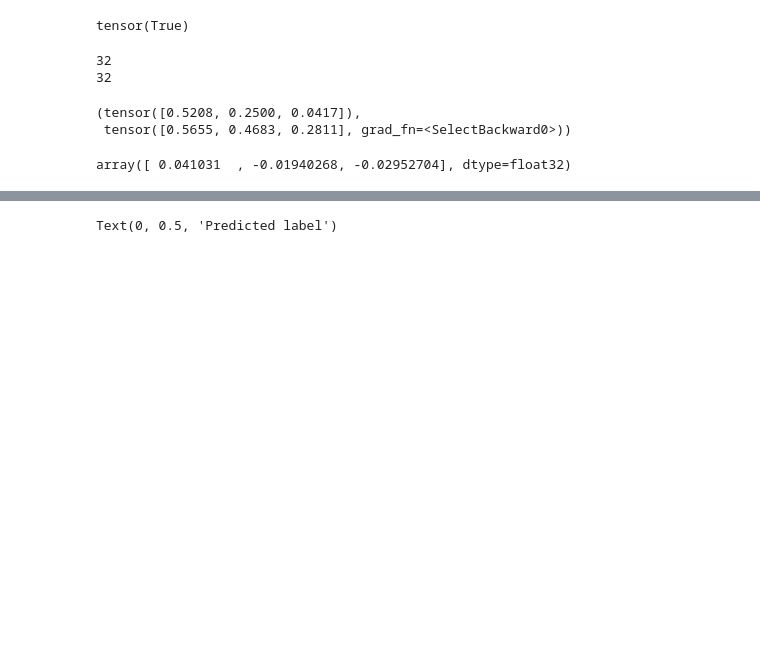
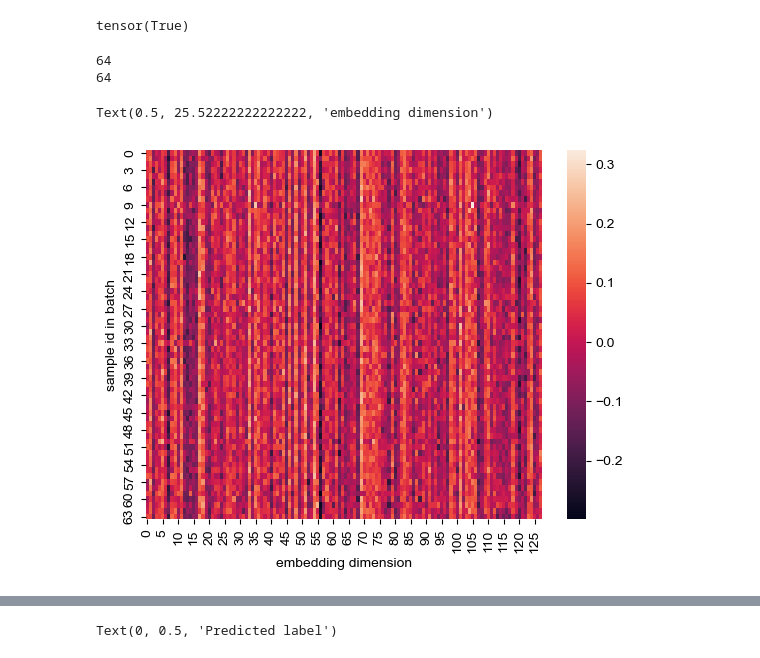
Before and after one commit to vdplasthijs/PECL, a Jupyter notebook: notebooks/try-out/Explore PECL model.ipynb, the cells around one changed output, grey strips where cells are left out. Cells and saved outputs as stored; diff of their text form; code cells hidden in the pictures; blank space fills up the shorter version.

```diff
--- a/notebooks/try-out/Explore PECL model.ipynb
+++ b/notebooks/try-out/Explore PECL model.ipynb
@@ -196,12 +181,12 @@ No class weights.
 tensor(True)
 # %%
 # train_dl, val_dl = _
-# tmp_model = dict_models['pred_incl_enc']
 # val_dl = torch.utils.data.DataLoader(ds, batch_size=8, shuffle=True)
 
 
 for i_batch, batch in enumerate(val_dl):
     im, label = batch
+    im = im.to(tmp_model.device)
     print(im.shape[0])
     im_enc = tmp_model.forward(im)
     pred = tmp_model.prediction_model(im_enc)
@@ -209,17 +194,15 @@ for i_batch, batch in enumerate(val_dl):
     if i_batch == 1:
         break
 # %% [output]
-32
-32
+64
+64
-# %%
-ind = 4
-label[ind], pred[ind]
-# %% [output]
-(tensor([0.5208, 0.2500, 0.0417]),
- tensor([0.5655, 0.4683, 0.2811], grad_fn=<SelectBackward0>))
-# %%
-label.mean(0) - pred.mean(0)
-# %% [output]
-array([ 0.041031  , -0.01940268, -0.02952704], dtype=float32)
+# %%
+import seaborn as sns
+sns.heatmap(im_enc.cpu().detach().numpy())
+plt.ylabel('sample id in batch')
+plt.xlabel('embedding dimension')
+# %% [output]
+Text(0.5, 25.52222222222222, 'embedding dimension')
+[figure, added]
 # %%
 if type(pred) == torch.Tensor:
```
Also changed, not shown: parts of 10 cells of this notebook, 3 other files.
